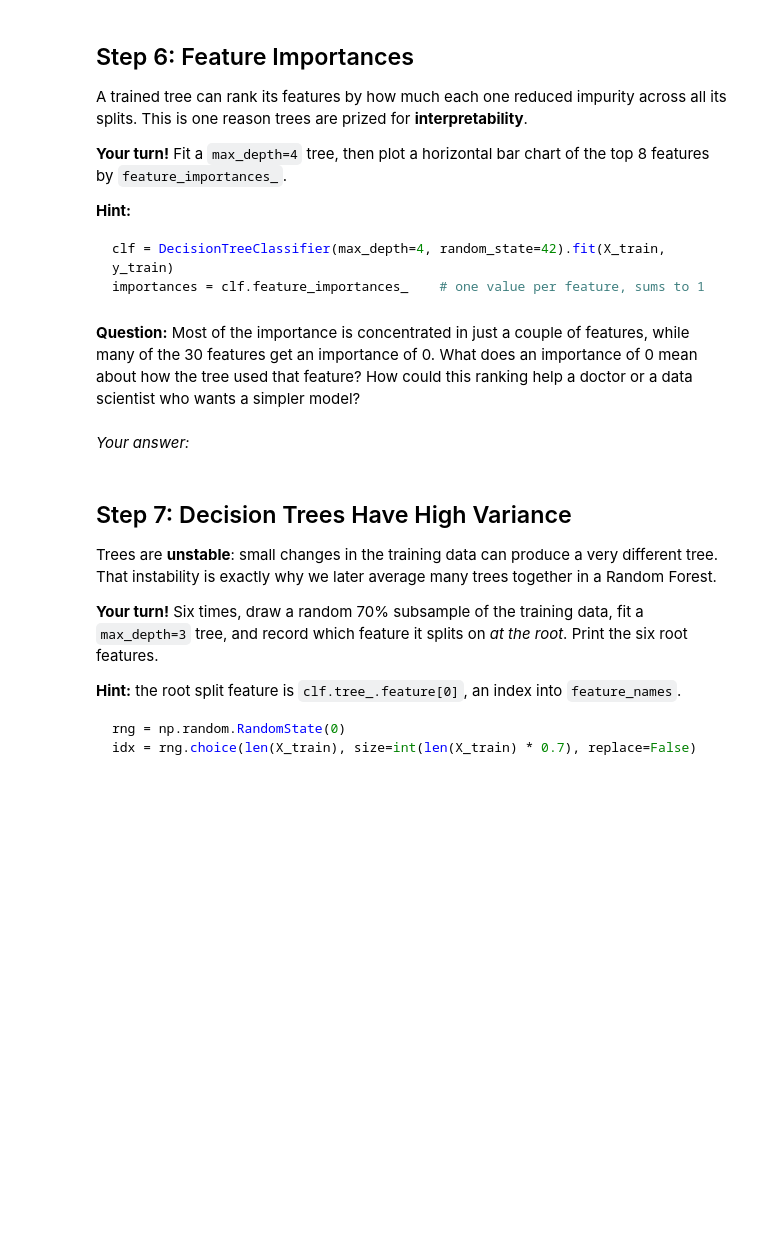
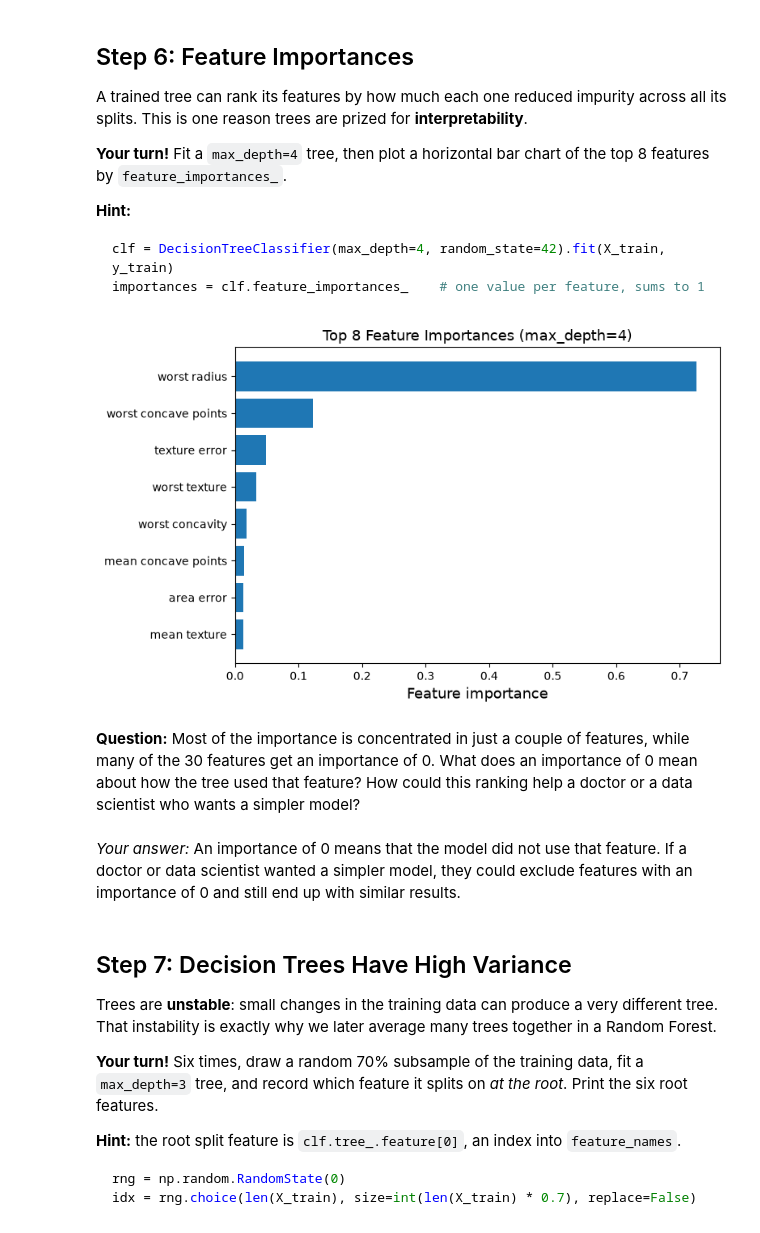
Before and after one commit to tkatz123/IST707-Notebooks, a Jupyter notebook: week6/week6_inclass_exercise.ipynb, the cells around one changed output. Saved outputs shown, nothing was run; the diff lists cells and outputs as text; code cells hidden in the pictures; blank space fills up the shorter version.

````diff
--- a/week6/week6_inclass_exercise.ipynb
+++ b/week6/week6_inclass_exercise.ipynb
@@ -117,3 +141,9 @@ tree_clf.predict(X_test[:5])
 # TODO: For the first 5 test samples, print the predicted probabilities,
 #       the predicted class, and the true class.
 # Your code here:
+probas = tree_clf.predict_proba(X_test[:5]).round(3)
+preds = tree_clf.predict(X_test[:5])
+
+for i in range(len(probas)):
+    print(f'Predicted probability: {probas[i]}; Predicted class: {preds[i]} ')
+    print(f'True label: {y_test.iloc[i]}')
@@ -160,6 +256,15 @@ for crit in ['gini', 'entropy']:
         X_train, y_train, cv=5)
 ```
 # %%
+from sklearn.model_selection import cross_val_score
+
 # TODO: Compare criterion='gini' vs criterion='entropy' with 5-fold
 #       cross_val_score on the training set. Print each mean CV accuracy.
 # Your code here:
+
+for crit in ['gini', 'entropy']:
+    scores = cross_val_score(
+        DecisionTreeClassifier(criterion=crit, random_state=42),
+        X_train, y_train, cv=5)
+
+    print(f'Mean score for {crit}: {scores.mean():.4f}')
@@ -186,7 +290,28 @@ importances = clf.feature_importances_    # one value per feature, sums to 1
+# %%
+# TODO: Fit a max_depth=4 tree. Sort features by feature_importances_
+#       and plot the top 8 as a horizontal bar chart.
+# Your code here:
+
+clf = DecisionTreeClassifier(max_depth=4, random_state=42).fit(X_train, y_train)
+importances = clf.feature_importances_
+
+# Top 8 features, sorted so the most important ends up at the top of the chart
+top_idx = np.argsort(importances)[::-1][:8]
+top_names = [feature_names[i] for i in top_idx][::-1]
+top_values = importances[top_idx][::-1]
+
+plt.figure(figsize=(8, 5))
+plt.barh(top_names, top_values, color='tab:blue')
+plt.xlabel('Feature importance')
+plt.title('Top 8 Feature Importances (max_depth=4)')
+plt.tight_layout()
+plt.show()
+# %% [output]
+[figure, added]
 # %% [markdown]
 **Question:** Most of the importance is concentrated in just a couple of features, while many of the 30 features get an importance of 0. What does an importance of 0 mean about how the tree used that feature? How could this ranking help a doctor or a data scientist who wants a simpler model?
-# %% [markdown]
-*Your answer:*
+# %% [markdown]
+*Your answer:* An importance of 0 means that the model did not use that feature. If a doctor or data scientist wanted a simpler model, they could exclude features with an importance of 0 and still end up with similar results.
 # %% [markdown]
 ## Step 7: Decision Trees Have High Variance
 
````
Also changed, not shown: parts of 30 cells of this notebook.
